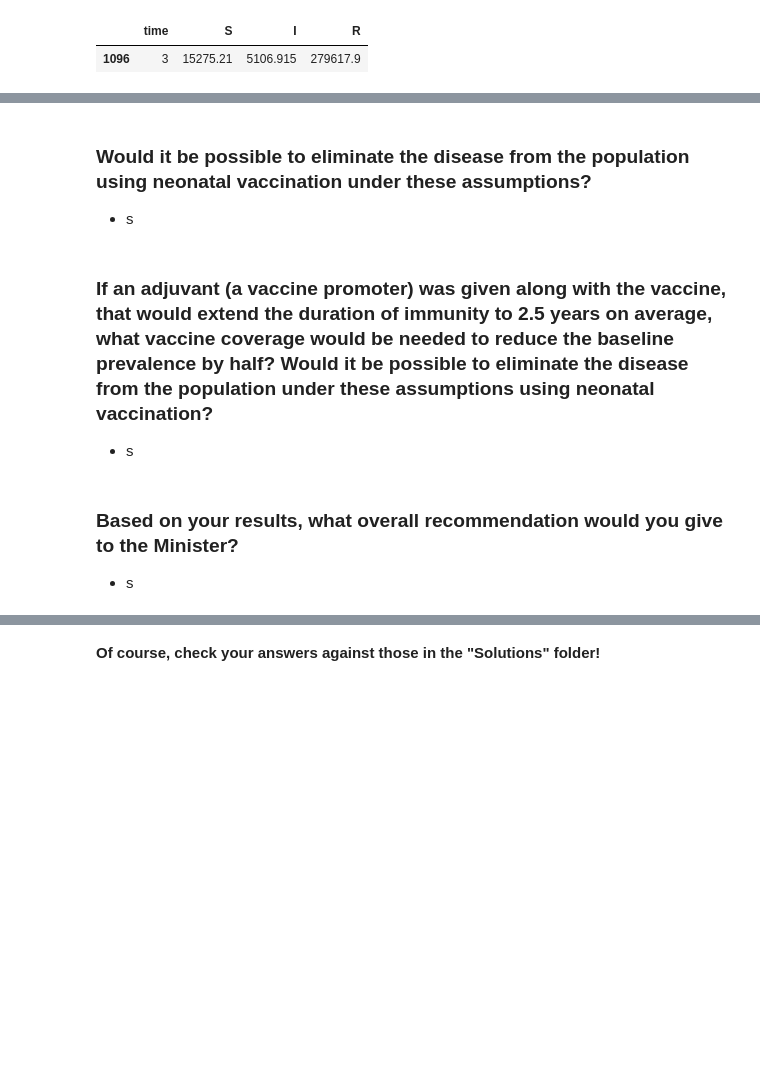
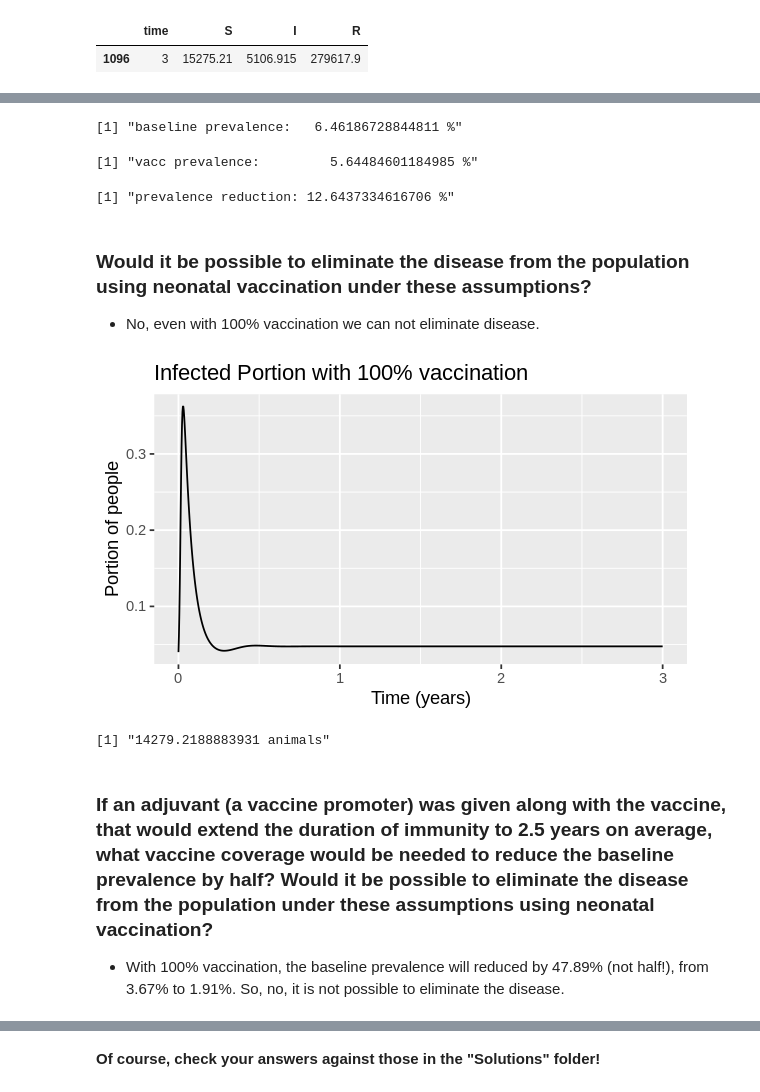
Before and after one commit to Arashlf/Developing-the-SIR-Model-ICL, a Jupyter notebook: Week 4/Mod_4_notebook_4_Combining_the_Mechanisms.ipynb, the cells around one changed output, grey strips where cells are left out. Cells and saved outputs as stored; diff of their text form; code cells hidden in the pictures; blank space fills up the shorter version.

```diff
--- a/Week 4/Mod_4_notebook_4_Combining_the_Mechanisms.ipynb
+++ b/Week 4/Mod_4_notebook_4_Combining_the_Mechanisms.ipynb
@@ -93,12 +175,42 @@ output[output$time == 3,]
+# %%
+baseline_p <- output_base[round(output_base$time,0) == 3,"I"][1]
+paste("baseline prevalence:  ", baseline_p/pop * 100, "%")
+
+vacc_p <- output[round(output$time,0) == 3,"I"][1]
+paste("vacc prevalence:        ", vacc_p/pop * 100, "%")
+
+paste("prevalence reduction:", (1 - vacc_p/baseline_p) * 100, "%")
+# %% [output]
+[1] "baseline prevalence:   6.46186728844811 %"
+[1] "vacc prevalence:         5.64484601184985 %"
+[1] "prevalence reduction: 12.6437334616706 %"
 # %% [markdown]
 ### Would it be possible to eliminate the disease from the population using neonatal vaccination under these assumptions?
 
-- s
+- No, even with 100% vaccination we can not eliminate disease.
+# %%
+parameters <- c(beta = 1 * 365, gamma = 1/20 * 365, mu = 1/3, b = 1/3, p_vacc = 1, sigma = 1)
+
+output <- as.data.frame(ode(y = initial_state_values,
+                            times = times,
+                            func = sir_model,
+                            parms = parameters))
+# %%
+output_long <- melt(as.data.frame(output), id = "time")
+
+options(repr.plot.width = 5, repr.plot.height = 3)
+ggplot(data = output,          # specify object containing data to plot
+       aes(x = time, y = output$I / pop)) +   # assign columns to axes and groups
+  geom_line() +                     # represent data as lines
+  labs(title = "Infected Portion with 100% vaccination", x = "Time (years)", y = "Portion of people", color = "Compartments\n") +
+  scale_color_manual(labels = c("Infected"), values = c("red"))
+# %% [output]
+[figure, added]
+# %%
+paste(output[round(output$time,0) == 3,"I"][1], "animals")
+# %% [output]
+[1] "14279.2188883931 animals"
 # %% [markdown]
 ### If an adjuvant (a vaccine promoter) was given along with the vaccine, that would extend the duration of immunity to 2.5 years on average, what vaccine coverage would be needed to reduce the baseline prevalence by half? Would it be possible to eliminate the disease from the population under these assumptions using neonatal vaccination?
 
-- s
+- With 100% vaccination, the baseline prevalence will reduced by 47.89% (not half!), from 3.67% to 1.91%. So, no, it is not possible to eliminate the disease.
-# %% [markdown]
-### Based on your results, what overall recommendation would you give to the Minister?
-
-- s
```
Also changed, not shown: parts of 16 cells of this notebook.
